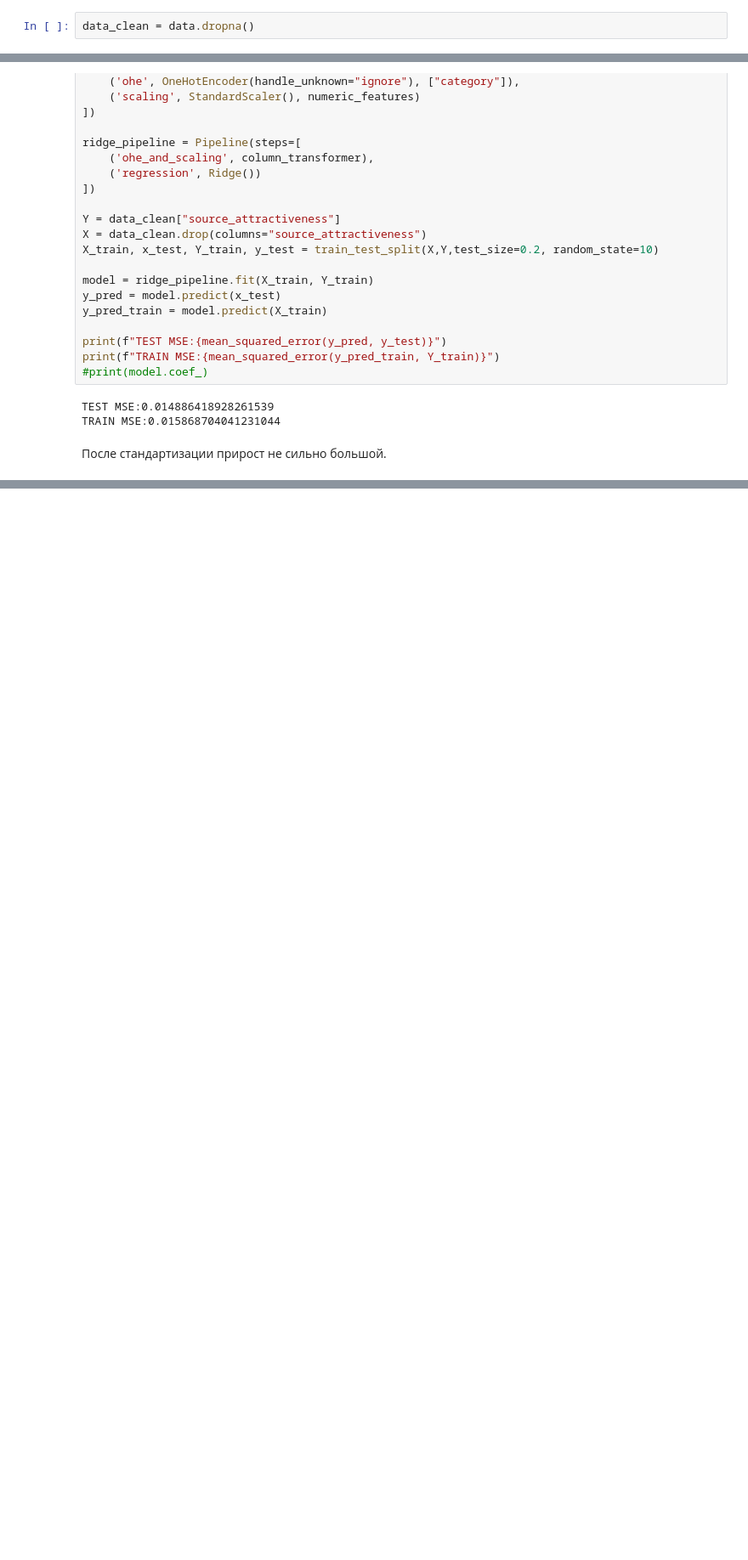
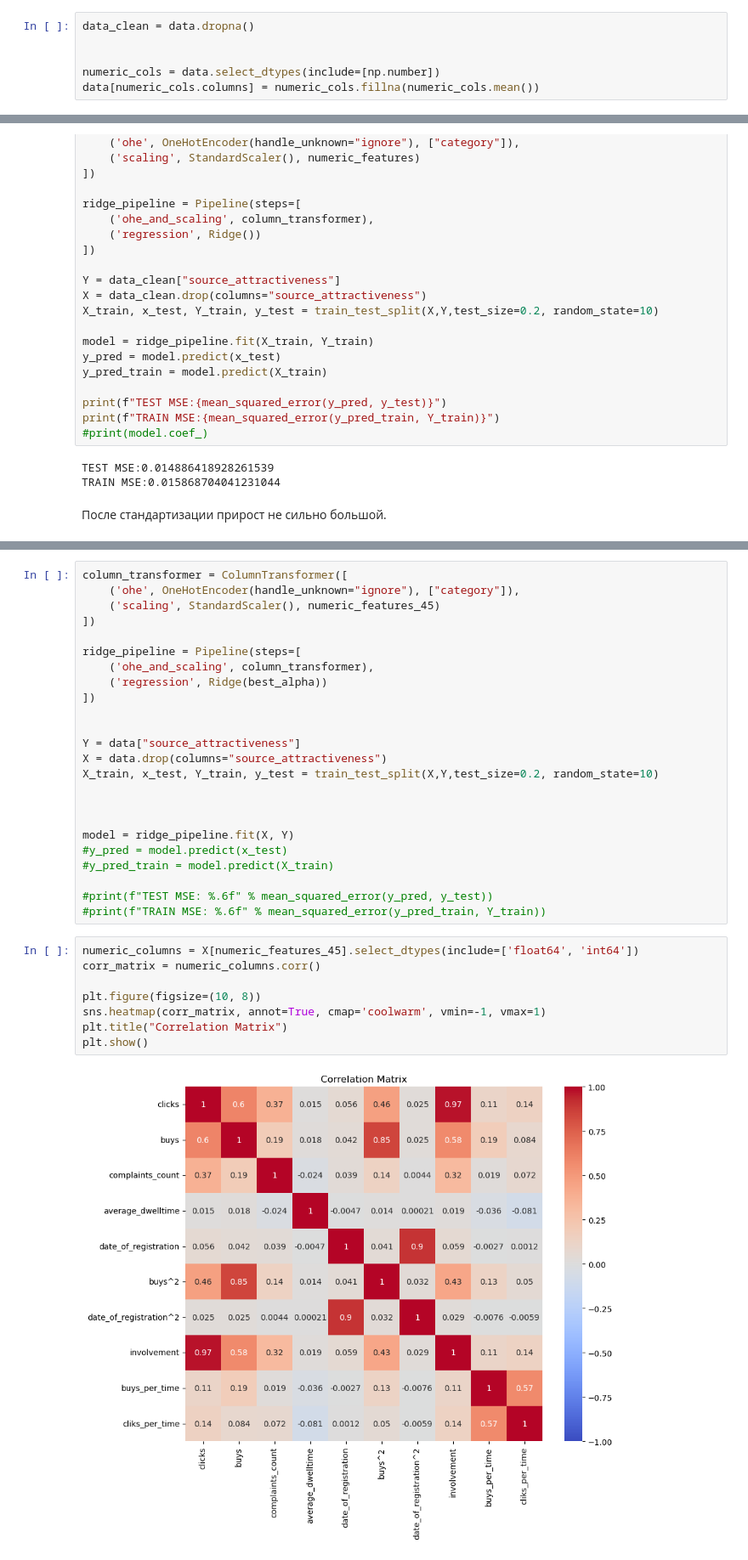
Before and after one commit to StiksXGod/MAI_ML_2024, a Jupyter notebook: lab_2/lab_2.ipynb, the cells around one changed output, grey strips where cells are left out. Shown at 85% size. Cells and saved outputs as stored; diff of their text form; blank space fills up the shorter version.

```diff
--- a/lab_2/lab_2.ipynb
+++ b/lab_2/lab_2.ipynb
@@ -177,6 +177,10 @@ nan_counter, nan_counter_columns, 1450/8000
 Можно заметить, что строк с nan значениями 1450 это 18% всего дата-сета, довольно много, но вначале попробуем их удалить
 # %%
 data_clean = data.dropna()
+
+
+numeric_cols = data.select_dtypes(include=[np.number])
+data[numeric_cols.columns] = numeric_cols.fillna(numeric_cols.mean())
 # %%
 nan_counter = data_clean.isna().sum()
 print(nan_counter)
@@ -351,0 +515,34 @@ TRAIN MSE:0.015868704041231044
+# %%
+column_transformer = ColumnTransformer([
+    ('ohe', OneHotEncoder(handle_unknown="ignore"), ["category"]),
+    ('scaling', StandardScaler(), numeric_features_45)
+])
+
+ridge_pipeline = Pipeline(steps=[
+    ('ohe_and_scaling', column_transformer),
+    ('regression', Ridge(best_alpha))
+])
+
+
+Y = data["source_attractiveness"]
+X = data.drop(columns="source_attractiveness")
+X_train, x_test, Y_train, y_test = train_test_split(X,Y,test_size=0.2, random_state=10)
+
+
+
+model = ridge_pipeline.fit(X, Y)
+#y_pred = model.predict(x_test)
+#y_pred_train = model.predict(X_train)
+
+#print(f"TEST MSE: %.6f" % mean_squared_error(y_pred, y_test))
+#print(f"TRAIN MSE: %.6f" % mean_squared_error(y_pred_train, Y_train))
+# %%
+numeric_columns = X[numeric_features_45].select_dtypes(include=['float64', 'int64'])
+corr_matrix = numeric_columns.corr()
+
+plt.figure(figsize=(10, 8))
+sns.heatmap(corr_matrix, annot=True, cmap='coolwarm', vmin=-1, vmax=1)
+plt.title("Correlation Matrix")
+plt.show()
+# %% [output]
+[figure, added]
```
Also changed, not shown: parts of 16 cells of this notebook.
